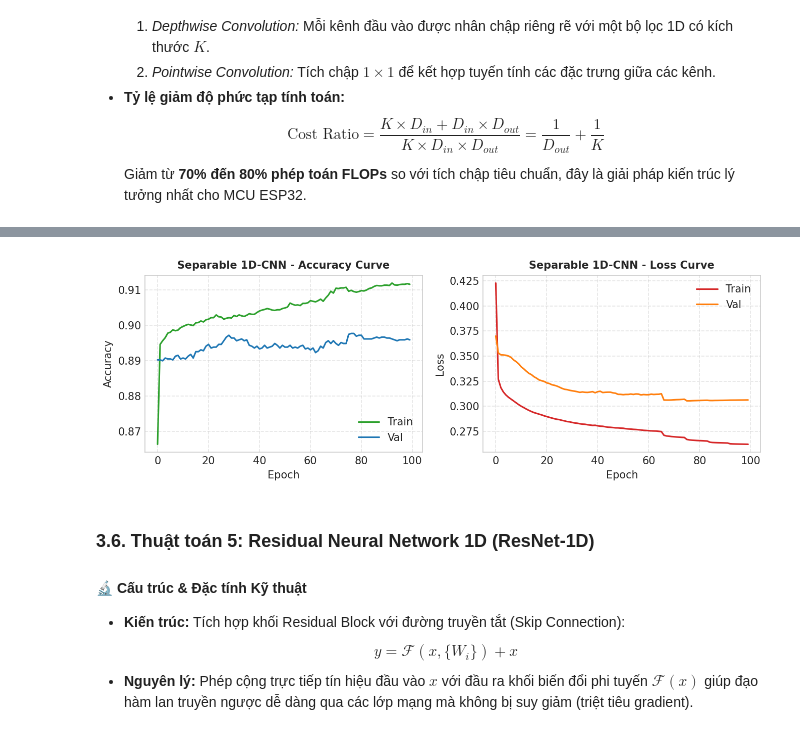
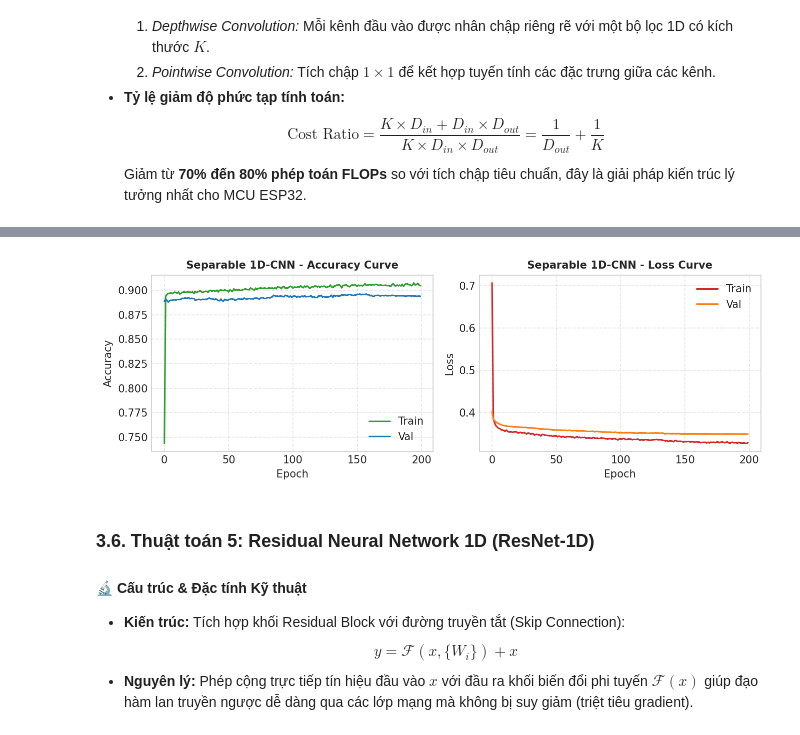
Before and after one commit to Brauuwu/LoRa_TinyML_Hopping, a Jupyter notebook: TinyML/LoRa_TinyML_Pipeline.ipynb, the cells around one changed output, grey strips where cells are left out. Cells and saved outputs as stored; diff of their text form; code cells hidden in the pictures.

Commit message:
feat(tinyml): configure 200 epochs training with L2 regularizer and label smoothing for saturated loss convergence

```diff
--- a/TinyML/LoRa_TinyML_Pipeline.ipynb
+++ b/TinyML/LoRa_TinyML_Pipeline.ipynb
@@ -588,26 +592,27 @@ WARNING:tensorflow:TensorFlow GPU support is not available on native Windows for
 def build_cnn1d(T, F, num_ch):
     m = tf.keras.Sequential([
         layers.Input(shape=(T, F)),
-        layers.Conv1D(16, kernel_size=3, padding='same', activation='relu'),
+        layers.Conv1D(16, kernel_size=3, padding='same', activation='relu', kernel_regularizer=regularizers.l2(1e-4)),
         layers.BatchNormalization(),
         layers.MaxPooling1D(pool_size=2),
-        layers.Conv1D(32, kernel_size=3, padding='same', activation='relu'),
+        layers.Conv1D(32, kernel_size=3, padding='same', activation='relu', kernel_regularizer=regularizers.l2(1e-4)),
         layers.GlobalAveragePooling1D(),
-        layers.Dense(16, activation='relu'),
+        layers.Dropout(0.1),
+        layers.Dense(16, activation='relu', kernel_regularizer=regularizers.l2(1e-4)),
         layers.Dense(num_ch, activation='softmax')
     ], name="1D_CNN")
     return m, False
 
 m_cnn, is_flat_cnn = build_cnn1d(T, F, NUM_CHANNELS)
 m_cnn.compile(
-    optimizer=tf.keras.optimizers.Adam(0.003),
-    loss='categorical_crossentropy',
+    optimizer=tf.keras.optimizers.Adam(0.002),
+    loss=tf.keras.losses.CategoricalCrossentropy(label_smoothing=0.02),
     metrics=['accuracy', 'mae']
 )
 
 t0 = time.time()
 hist_cnn = m_cnn.fit(
-    X_seq[idx_train], y_train, epochs=100, batch_size=32,
+    X_seq[idx_train], y_train, epochs=200, batch_size=64,
     validation_data=(X_seq[idx_val], y_val),
     callbacks=[early_stop, lr_sched], verbose=0
 )
@@ -662,22 +667,23 @@ Tham số `unroll=True` được cấu hình để duỗi thẳng vòng lặp th
 def build_gru(T, F, num_ch):
     m = tf.keras.Sequential([
         layers.Input(shape=(T, F)),
-        layers.GRU(16, return_sequences=False, unroll=True),
-        layers.Dense(16, activation='relu'),
+        layers.GRU(16, return_sequences=False, unroll=True, kernel_regularizer=regularizers.l2(1e-4)),
+        layers.Dropout(0.1),
+        layers.Dense(16, activation='relu', kernel_regularizer=regularizers.l2(1e-4)),
         layers.Dense(num_ch, activation='softmax')
     ], name="GRU_RNN")
     return m, False
 
 m_gru, is_flat_gru = build_gru(T, F, NUM_CHANNELS)
 m_gru.compile(
-    optimizer=tf.keras.optimizers.Adam(0.003),
-    loss='categorical_crossentropy',
+    optimizer=tf.keras.optimizers.Adam(0.002),
+    loss=tf.keras.losses.CategoricalCrossentropy(label_smoothing=0.02),
     metrics=['accuracy', 'mae']
 )
 
 t0 = time.time()
 hist_gru = m_gru.fit(
-    X_seq[idx_train], y_train, epochs=100, batch_size=32,
+    X_seq[idx_train], y_train, epochs=200, batch_size=64,
     validation_data=(X_seq[idx_val], y_val),
     callbacks=[early_stop, lr_sched], verbose=0
 )
@@ -734,23 +740,24 @@ Giảm từ **70% đến 80% phép toán FLOPs** so với tích chập tiêu chu
 def build_separable_cnn(T, F, num_ch):
     m = tf.keras.Sequential([
         layers.Input(shape=(T, F)),
-        layers.SeparableConv1D(16, kernel_size=3, padding='same', activation='relu'),
-        layers.SeparableConv1D(32, kernel_size=3, padding='same', activation='relu'),
+        layers.SeparableConv1D(16, kernel_size=3, padding='same', activation='relu', pointwise_regularizer=regularizers.l2(1e-4)),
+        layers.SeparableConv1D(32, kernel_size=3, padding='same', activation='relu', pointwise_regularizer=regularizers.l2(1e-4)),
         layers.GlobalAveragePooling1D(),
+        layers.Dropout(0.1),
         layers.Dense(num_ch, activation='softmax')
     ], name="Separable_1D_CNN")
     return m, False
 
 m_sep, is_flat_sep = build_separable_cnn(T, F, NUM_CHANNELS)
 m_sep.compile(
-    optimizer=tf.keras.optimizers.Adam(0.003),
-    loss='categorical_crossentropy',
+    optimizer=tf.keras.optimizers.Adam(0.002),
+    loss=tf.keras.losses.CategoricalCrossentropy(label_smoothing=0.02),
     metrics=['accuracy', 'mae']
 )
 
 t0 = time.time()
 hist_sep = m_sep.fit(
-    X_seq[idx_train], y_train, epochs=100, batch_size=32,
+    X_seq[idx_train], y_train, epochs=200, batch_size=64,
     validation_data=(X_seq[idx_val], y_val),
     callbacks=[early_stop, lr_sched], verbose=0
 )
@@ -793,4 +800,4 @@ plt.show()
-[figure, old version]
+[figure, new version]
 # %% [markdown]
 <a id="sec-3-6"></a>
 ### 3.6. Thuật toán 5: Residual Neural Network 1D (ResNet-1D)
```
Also changed, not shown: parts of 11 cells of this notebook, 20 other files.
